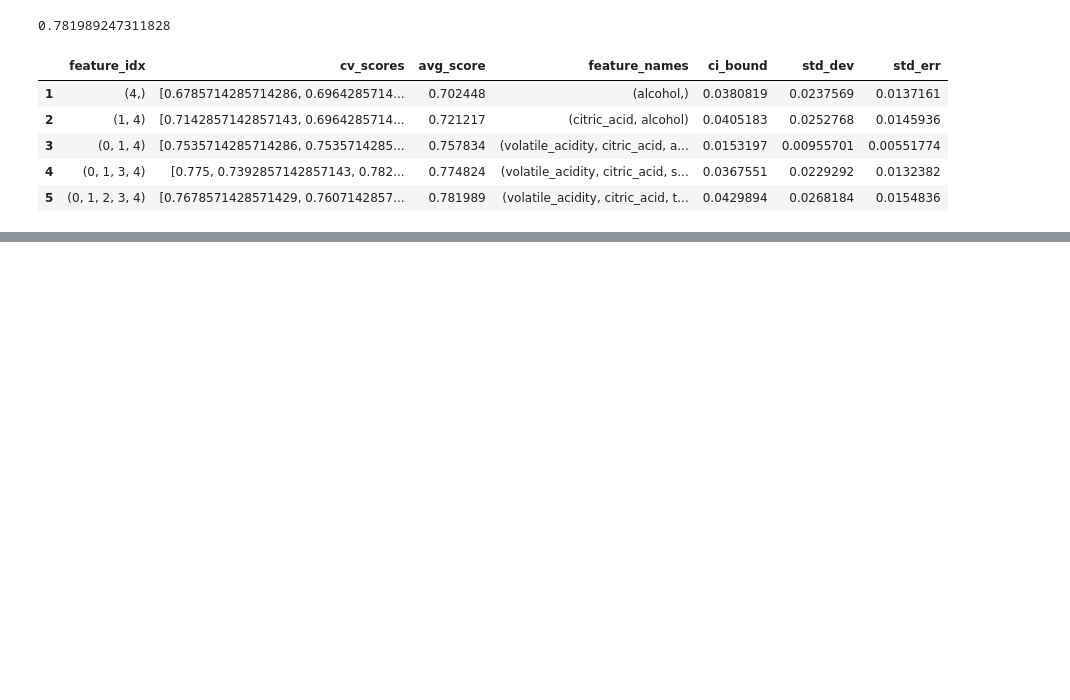
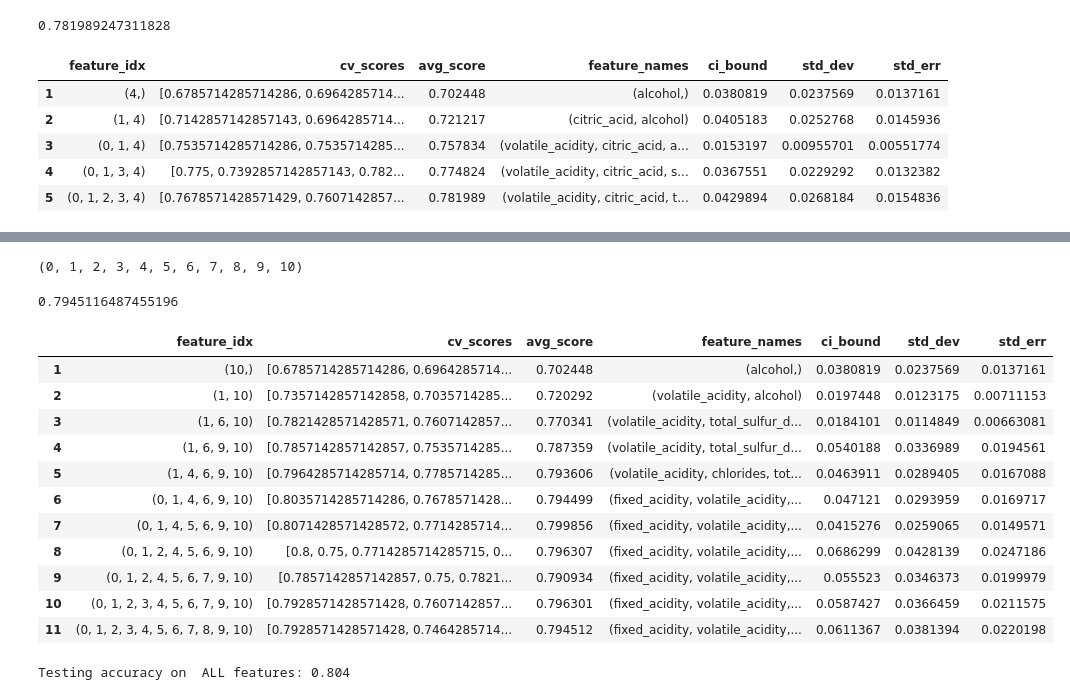
Before and after one commit to eliasturk/Red-wine-quality, a Jupyter notebook: Red Wine Quality.ipynb, the cells around one changed output, grey strips where cells are left out. Saved outputs shown, nothing was run; the diff lists cells and outputs as text; code cells hidden in the pictures; blank space fills up the shorter version.

```diff
--- a/Red Wine Quality.ipynb
+++ b/Red Wine Quality.ipynb
@@ -568,0 +578,21 @@ Testing accuracy on all 5 features: 0.725
+# %%
+#dropping the quality variable as we will not use it for prediction
+df_aux.drop('quality', 1, inplace=True)
+# %%
+X = df_aux.drop('rating',axis=1)
+Y = df_aux[['rating']]
+# %%
+X_train, X_test, y_train, y_test = train_test_split(X, Y, test_size=0.3, random_state=42)
+# %%
+from sklearn.ensemble import RandomForestClassifier,RandomForestRegressor
+from mlxtend.feature_selection import SequentialFeatureSelector as SFS
+
+sfs = SFS(RandomForestClassifier(n_estimators=100 , random_state=0 , n_jobs=-1),
+          k_features=11,
+          forward=True,
+          floating=False,
+          verbose=2,
+          scoring='accuracy',
+          cv=4,
+          n_jobs=-1
+         ).fit(X_train,y_train)
@@ -568,0 +631,33 @@ Testing accuracy on all 5 features: 0.725
+# %%
+sfs.k_feature_idx_
+# %% [output]
+(0, 1, 2, 3, 4, 5, 6, 7, 8, 9, 10)
+# %%
+sfs.k_score_
+# %% [output]
+0.7945116487455196
+# %%
+pd.DataFrame.from_dict(sfs.get_metric_dict()).T
+# %% [output]
+|  | feature_idx | cv_scores | avg_score | feature_names | ci_bound | std_dev | std_err |
+| 1 | (10,) | [0.6785714285714286, 0.6964285714... | 0.702448 | (alcohol,) | 0.0380819 | 0.0237569 | 0.0137161 |
+| 2 | (1, 10) | [0.7357142857142858, 0.7035714285... | 0.720292 | (volatile_acidity, alcohol) | 0.0197448 | 0.0123175 | 0.00711153 |
+| 3 | (1, 6, 10) | [0.7821428571428571, 0.7607142857... | 0.770341 | (volatile_acidity, total_sulfur_d... | 0.0184101 | 0.0114849 | 0.00663081 |
+| 4 | (1, 6, 9, 10) | [0.7857142857142857, 0.7535714285... | 0.787359 | (volatile_acidity, total_sulfur_d... | 0.0540188 | 0.0336989 | 0.0194561 |
+| 5 | (1, 4, 6, 9, 10) | [0.7964285714285714, 0.7785714285... | 0.793606 | (volatile_acidity, chlorides, tot... | 0.0463911 | 0.0289405 | 0.0167088 |
+| 6 | (0, 1, 4, 6, 9, 10) | [0.8035714285714286, 0.7678571428... | 0.794499 | (fixed_acidity, volatile_acidity,... | 0.047121 | 0.0293959 | 0.0169717 |
+| 7 | (0, 1, 4, 5, 6, 9, 10) | [0.8071428571428572, 0.7714285714... | 0.799856 | (fixed_acidity, volatile_acidity,... | 0.0415276 | 0.0259065 | 0.0149571 |
+| 8 | (0, 1, 2, 4, 5, 6, 9, 10) | [0.8, 0.75, 0.7714285714285715, 0... | 0.796307 | (fixed_acidity, volatile_acidity,... | 0.0686299 | 0.0428139 | 0.0247186 |
+| 9 | (0, 1, 2, 4, 5, 6, 7, 9, 10) | [0.7857142857142857, 0.75, 0.7821... | 0.790934 | (fixed_acidity, volatile_acidity,... | 0.055523 | 0.0346373 | 0.0199979 |
+| 10 | (0, 1, 2, 3, 4, 5, 6, 7, 9, 10) | [0.7928571428571428, 0.7607142857... | 0.796301 | (fixed_acidity, volatile_acidity,... | 0.0587427 | 0.0366459 | 0.0211575 |
+| 11 | (0, 1, 2, 3, 4, 5, 6, 7, 8, 9, 10) | [0.7928571428571428, 0.7464285714... | 0.794512 | (fixed_acidity, volatile_acidity,... | 0.0611367 | 0.0381394 | 0.0220198 |
+# %%
+
+sfs = RandomForestClassifier(n_estimators=1000, random_state=42)
+sfs.fit(X_train, y_train)
+
+
+y_test_pred = sfs.predict(X_test)
+print('Testing accuracy on  ALL features: %.3f' % accuracy_score(y_test, y_test_pred))
+# %% [output]
+Testing accuracy on  ALL features: 0.804
```
Also changed, not shown: parts of 21 cells of this notebook, 1 other file.
